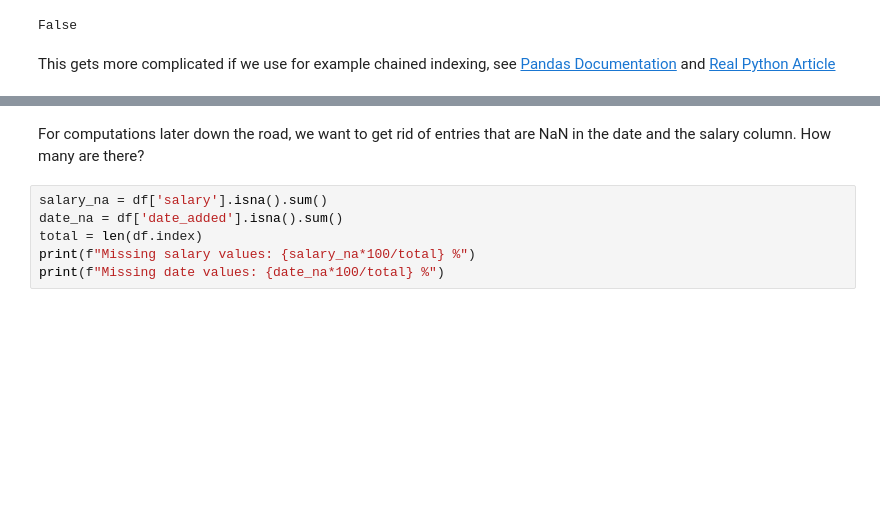
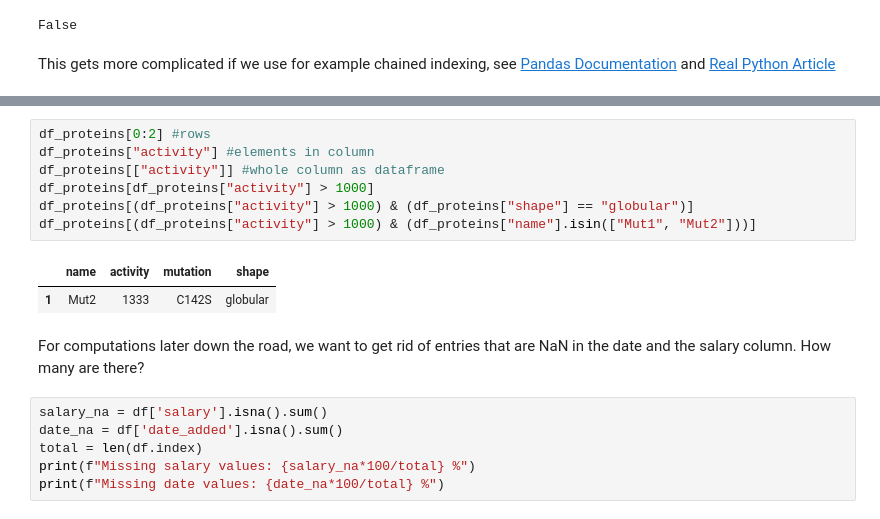
Before and after one commit to kierandidi/python_for_scientists, a Jupyter notebook: notebooks/08_clean_filter_data.ipynb, the cells around one changed output, grey strips where cells are left out. Cells and saved outputs as stored; diff of their text form; blank space fills up the shorter version.

```diff
--- a/notebooks/08_clean_filter_data.ipynb
+++ b/notebooks/08_clean_filter_data.ipynb
@@ -257,3 +276,13 @@ Best practise for those cases: Avoid chained assignements and use accessors!
+# %%
+df_proteins[0:2] #rows
+df_proteins["activity"] #elements in column
+df_proteins[["activity"]] #whole column as dataframe
+df_proteins[df_proteins["activity"] > 1000]
+df_proteins[(df_proteins["activity"] > 1000) & (df_proteins["shape"] == "globular")]
+df_proteins[(df_proteins["activity"] > 1000) & (df_proteins["name"].isin(["Mut1", "Mut2"]))]
+# %% [output]
+|  | name | activity | mutation | shape |
+| 1 | Mut2 | 1333 | C142S | globular |
 # %% [markdown]
 For computations later down the road, we want to get rid of entries that are NaN in the date and the salary column. How many are there?
 # %%
```
Also changed, not shown: parts of 14 cells of this notebook, 1 other file.
